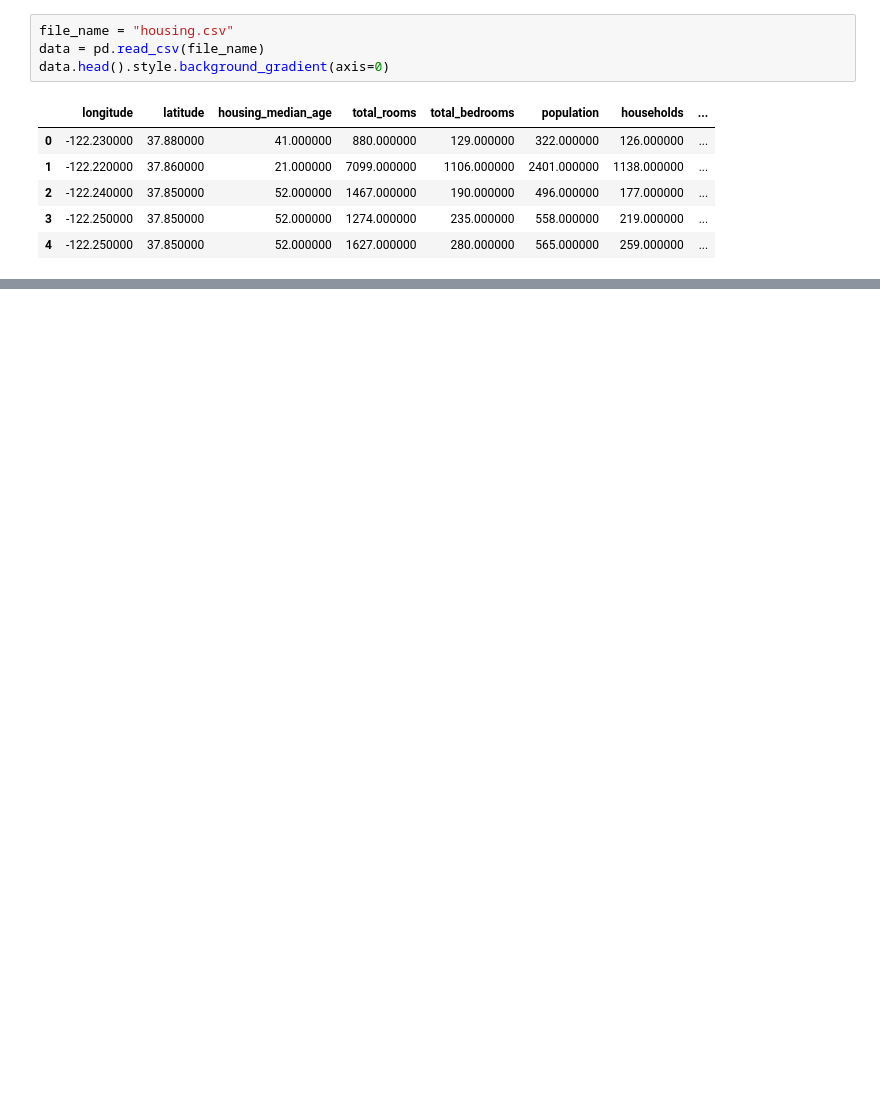
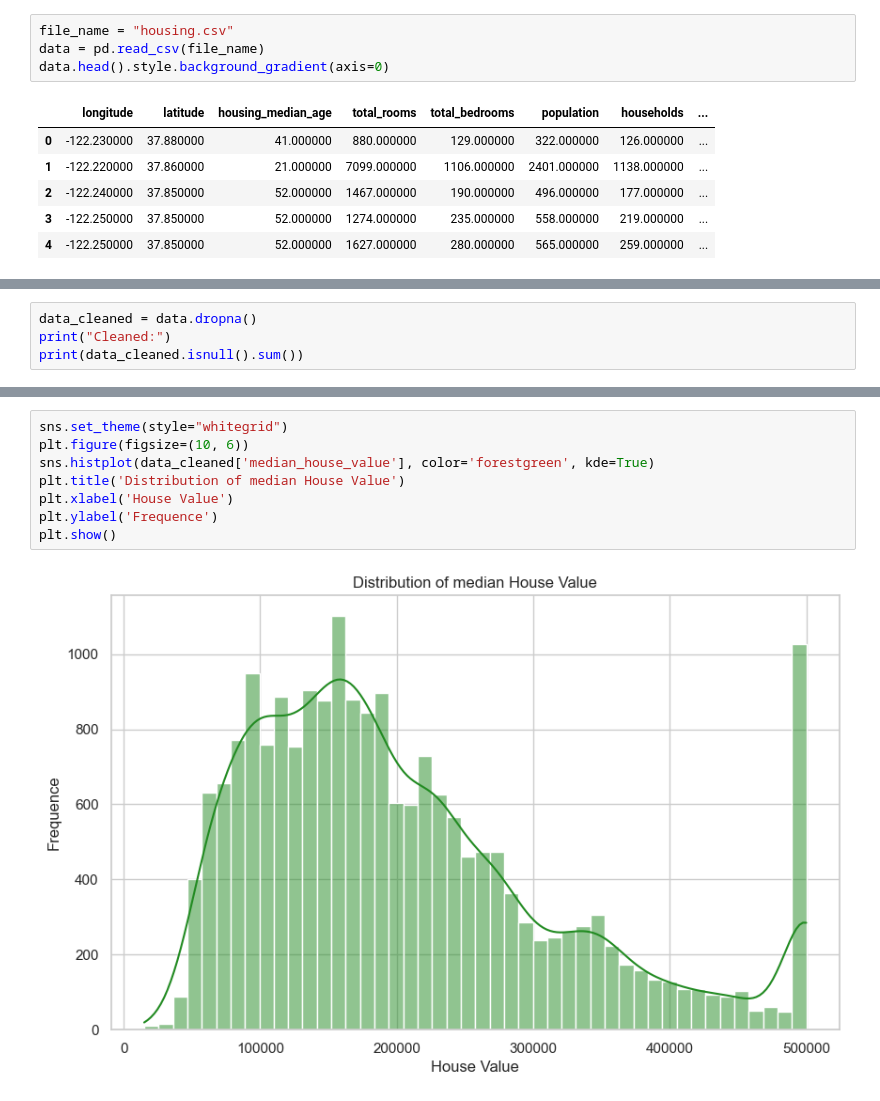
Before and after one commit to sahill3/House-Price-Prediction, a Jupyter notebook: main.ipynb, the cells around one changed output, grey strips where cells are left out. Saved outputs shown, nothing was run; the diff lists cells and outputs as text; blank space fills up the shorter version.

```diff
--- a/main.ipynb
+++ b/main.ipynb
@@ -20,0 +93,4 @@ data.head().style.background_gradient(axis=0)
+# %%
+data_cleaned = data.dropna()
+print("Cleaned:")
+print(data_cleaned.isnull().sum())
@@ -20,0 +124,10 @@ data.head().style.background_gradient(axis=0)
+# %%
+sns.set_theme(style="whitegrid")
+plt.figure(figsize=(10, 6))
+sns.histplot(data_cleaned['median_house_value'], color='forestgreen', kde=True)
+plt.title('Distribution of median House Value')
+plt.xlabel('House Value')
+plt.ylabel('Frequence')
+plt.show()
+# %% [output]
+[figure, added]
```
Also changed, not shown: parts of 36 cells of this notebook.
